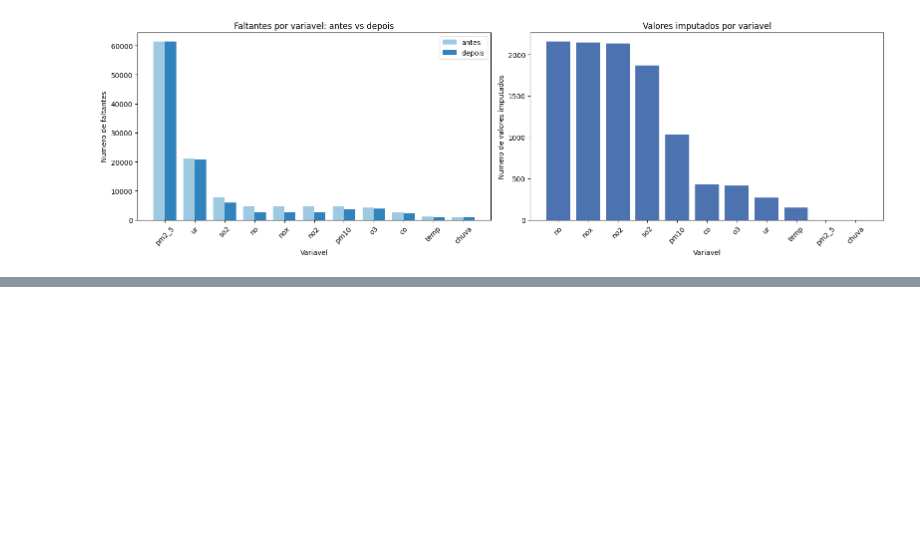
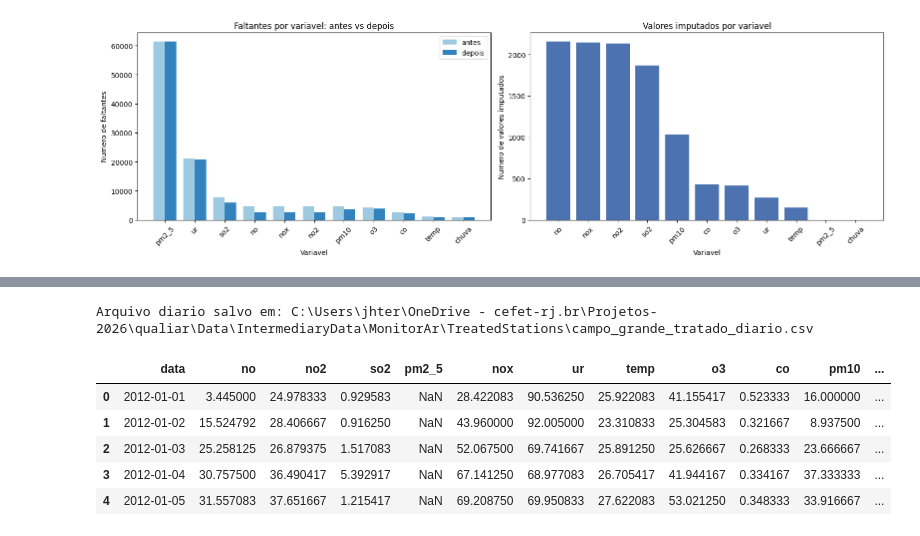
Before and after one commit to AILAB-CEFET-RJ/qualiar, a Jupyter notebook: Code/4 - TreatIntermediaryData/MonitorAr/Estacoes/ZonaOeste/campo_grande.ipynb, the cells around one changed output, grey strips where cells are left out. Drawn from its saved outputs; the diff is of its cells as text; code cells hidden in the pictures; blank space fills up the shorter version.

```diff
--- a/Code/4 - TreatIntermediaryData/MonitorAr/Estacoes/ZonaOeste/campo_grande.ipynb
+++ b/Code/4 - TreatIntermediaryData/MonitorAr/Estacoes/ZonaOeste/campo_grande.ipynb
@@ -329,0 +316,39 @@ Arquivo salvo em: C:\Users\João Henrique\OneDrive - cefet-rj.br\Projetos-2026\q
+# %%
+project_root = Path().resolve().parents[4]
+output_dir = project_root / "Data" / "IntermediaryData" / "MonitorAr" / "TreatedStations"
+output_dir.mkdir(parents=True, exist_ok=True)
+
+# Saída diária agregada:
+# - média para a maior parte das variáveis
+# - soma para chuva (preservando NaN quando o dia inteiro está faltante)
+
+def somar_chuva_diaria(serie: pd.Series) -> float:
+    return serie.sum(min_count=1)
+
+agregacoes_diarias = {
+    variavel: "mean"
+    for variavel in variaveis_ambientais
+    if variavel != "chuva"
+}
+agregacoes_diarias["chuva"] = somar_chuva_diaria
+
+df_campo_grande_diario = (
+    df_campo_grande_tratado[variaveis_ambientais]
+    .resample("D")
+    .agg(agregacoes_diarias)
+)
+
+df_campo_grande_diario_saida = df_campo_grande_diario.reset_index()
+output_csv_diario_path = output_dir / "campo_grande_tratado_diario.csv"
+df_campo_grande_diario_saida.to_csv(output_csv_diario_path, index=False, encoding="utf-8")
+
+print(f"Arquivo diario salvo em: {output_csv_diario_path}")
+display(df_campo_grande_diario_saida.head())
+# %% [output]
+Arquivo diario salvo em: C:\Users\jhter\OneDrive - cefet-rj.br\Projetos-2026\qualiar\Data\IntermediaryData\MonitorAr\TreatedStations\campo_grande_tratado_diario.csv
+|  | data | no | no2 | so2 | pm2_5 | nox | ur | temp | o3 | co | pm10 | ... |
+| 0 | 2012-01-01 | 3.445000 | 24.978333 | 0.929583 | NaN | 28.422083 | 90.536250 | 25.922083 | 41.155417 | 0.523333 | 16.000000 | ... |
+| 1 | 2012-01-02 | 15.524792 | 28.406667 | 0.916250 | NaN | 43.960000 | 92.005000 | 23.310833 | 25.304583 | 0.321667 | 8.937500 | ... |
+| 2 | 2012-01-03 | 25.258125 | 26.879375 | 1.517083 | NaN | 52.067500 | 69.741667 | 25.891250 | 25.626667 | 0.268333 | 23.666667 | ... |
+| 3 | 2012-01-04 | 30.757500 | 36.490417 | 5.392917 | NaN | 67.141250 | 68.977083 | 26.705417 | 41.944167 | 0.334167 | 37.333333 | ... |
+| 4 | 2012-01-05 | 31.557083 | 37.651667 | 1.215417 | NaN | 69.208750 | 69.950833 | 27.622083 | 53.021250 | 0.348333 | 33.916667 | ... |
```
Also changed, not shown: parts of 3 cells of this notebook, 50 other files.
